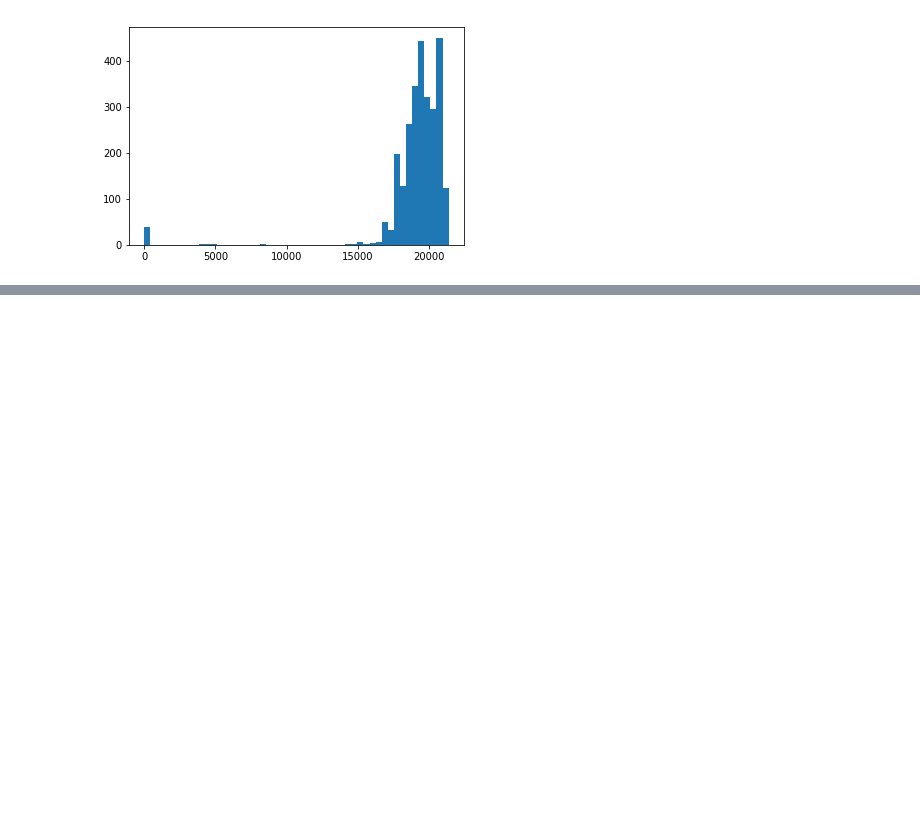
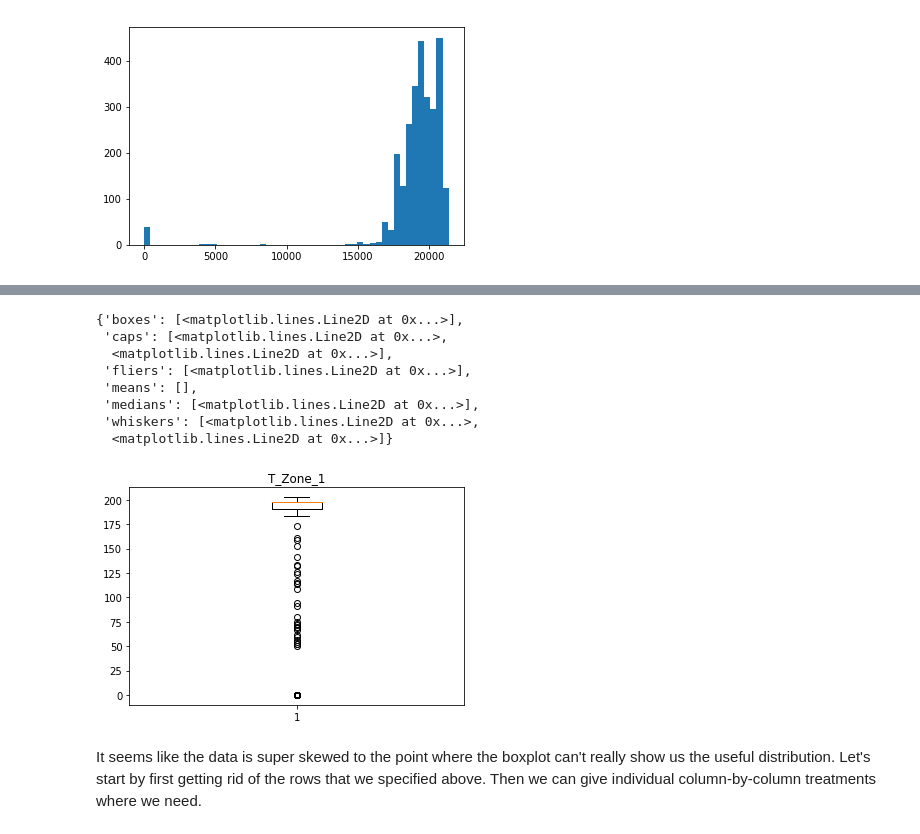
Before and after one commit to boudrejp/w207_supplemental, a Jupyter notebook: final/Initial_exploration/joint_exploration.ipynb, the cells around one changed output, grey strips where cells are left out. Cells and saved outputs as stored; diff of their text form; code cells hidden in the pictures; blank space fills up the shorter version.

```diff
--- a/final/Initial_exploration/joint_exploration.ipynb
+++ b/final/Initial_exploration/joint_exploration.ipynb
@@ -110,0 +239,16 @@ plt.hist(data.Main_Mass_Flow, bins = 50)
+# %%
+fig1, ax1 = plt.subplots()
+ax1.set_title('T_Zone_1')
+ax1.boxplot(data.T_Zone_1)
+# %% [output]
+{'boxes': [<matplotlib.lines.Line2D at 0x...>],
+ 'caps': [<matplotlib.lines.Line2D at 0x...>,
+  <matplotlib.lines.Line2D at 0x...>],
+ 'fliers': [<matplotlib.lines.Line2D at 0x...>],
+ 'means': [],
+ 'medians': [<matplotlib.lines.Line2D at 0x...>],
+ 'whiskers': [<matplotlib.lines.Line2D at 0x...>,
+  <matplotlib.lines.Line2D at 0x...>]}
+[figure, added]
+# %% [markdown]
+It seems like the data is super skewed to the point where the boxplot can't really show us the useful distribution. Let's start by first getting rid of the rows that we specified above. Then we can give individual column-by-column treatments where we need.
```
Also changed, not shown: parts of 41 cells of this notebook.
